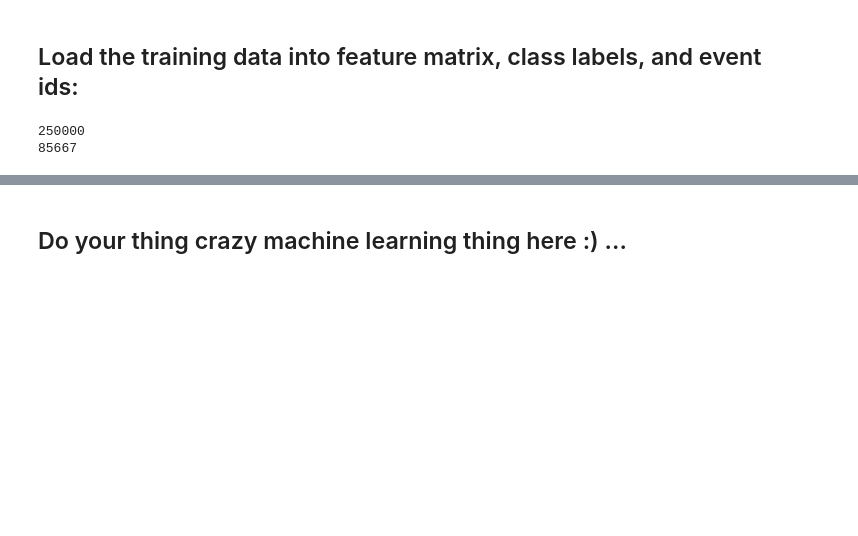
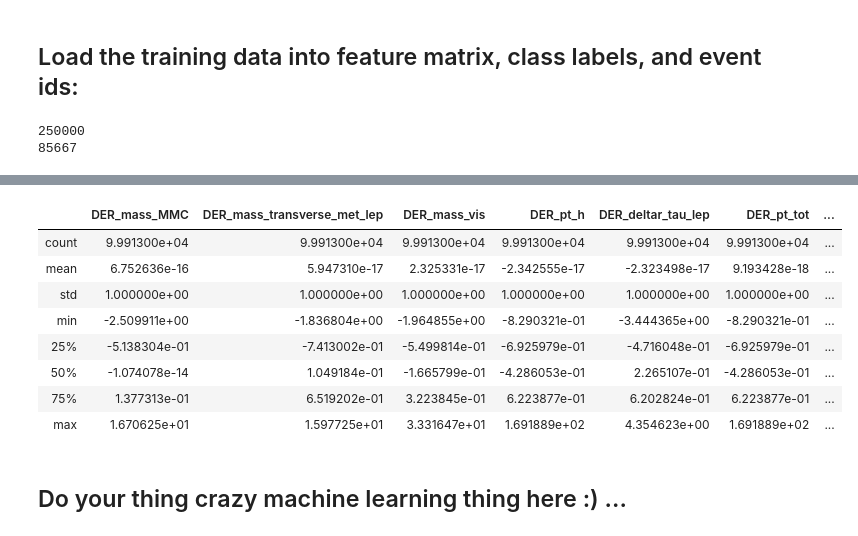
Before and after one commit to robinmamie/machine_learning, a Jupyter notebook: project1/scripts/project1.ipynb, the cells around one changed output, grey strips where cells are left out. Saved outputs shown, nothing was run; the diff lists cells and outputs as text; code cells hidden in the pictures; blank space fills up the shorter version.

```diff
--- a/project1/scripts/project1.ipynb
+++ b/project1/scripts/project1.ipynb
@@ -49,8 +52,3 @@ hb.describe()
 | 50% | 112.406000 | 46.524000 | 73.752000 | 38.467500 | 2.107000 | 225.885000 | ... |
 | 75% | 135.482000 | 73.598000 | 92.259000 | 79.169000 | 3.690000 | 478.226000 | ... |
 | max | 1192.026000 | 690.075000 | 1349.351000 | 2834.999000 | 8.503000 | 4974.979000 | ... |
-# %%
-hb = (hb - hb.mean()) / hb.std()
-hb = hb.fillna(0)
-hb = (hb - hb.mean()) / hb.std()
-hb.describe()
@@ -66,0 +55,26 @@ hb.describe()
+# %%
+pri0 = hb[hb.PRI_jet_num==0].copy()
+pri0 = pri0.drop(pri0_to_drop,1)
+pri0 = pri0.drop(["PRI_jet_num","PRI_jet_all_pt"],1)
+
+pri1 = hb[hb.PRI_jet_num == 1].copy()
+pri1 = pri1.drop(pri1_to_drop,1)
+pri1 = pri1.drop(["PRI_jet_num"],1)
+
+pri2 = hb[hb.PRI_jet_num == 2].copy()
+pri2 = pri2.drop(["PRI_jet_num"],1)
+
+pri3 = hb[hb.PRI_jet_num == 3].copy()
+pri3 = pri3.drop(["PRI_jet_num"],1)
+
+pri = [pri0,pri1,pri2,pri3]
+predictions = []
+# %%
+def extractPredictions(dataset):
+    return dataset.Prediction.apply(lambda x: -1 if x == 'b' else 1)
+# %%
+def normalizeDataset(dataset):
+    dataset = (dataset - dataset.mean()) / dataset.std()
+    dataset = dataset.fillna(0)
+    dataset = (dataset - dataset.mean()) / dataset.std()
+    return dataset
@@ -67,3 +84,19 @@ hb.describe()
+# %%
+for idx, dataset in enumerate(pri):
+    predictions.append(extractPredictions(dataset))
+    dataset = dataset.drop(['Prediction'],1)
+    pri[idx] = normalizeDataset(dataset)
+pri[0].describe()
+# %% [output]
+|  | DER_mass_MMC | DER_mass_transverse_met_lep | DER_mass_vis | DER_pt_h | DER_deltar_tau_lep | DER_pt_tot | ... |
+| count | 9.991300e+04 | 9.991300e+04 | 9.991300e+04 | 9.991300e+04 | 9.991300e+04 | 9.991300e+04 | ... |
+| mean | 6.752636e-16 | 5.947310e-17 | 2.325331e-17 | -2.342555e-17 | -2.323498e-17 | 9.193428e-18 | ... |
+| std | 1.000000e+00 | 1.000000e+00 | 1.000000e+00 | 1.000000e+00 | 1.000000e+00 | 1.000000e+00 | ... |
+| min | -2.509911e+00 | -1.836804e+00 | -1.964855e+00 | -8.290321e-01 | -3.444365e+00 | -8.290321e-01 | ... |
+| 25% | -5.138304e-01 | -7.413002e-01 | -5.499814e-01 | -6.925979e-01 | -4.716048e-01 | -6.925979e-01 | ... |
+| 50% | -1.074078e-14 | 1.049184e-01 | -1.665799e-01 | -4.286053e-01 | 2.265107e-01 | -4.286053e-01 | ... |
+| 75% | 1.377313e-01 | 6.519202e-01 | 3.223845e-01 | 6.223877e-01 | 6.202824e-01 | 6.223877e-01 | ... |
+| max | 1.670625e+01 | 1.597725e+01 | 3.331647e+01 | 1.691889e+02 | 4.354623e+00 | 1.691889e+02 | ... |
 # %%
 tX = np.c_[np.ones(X.shape[0]), hb.to_numpy()]
 # %% [markdown]
```
Also changed, not shown: parts of 4 cells of this notebook.
